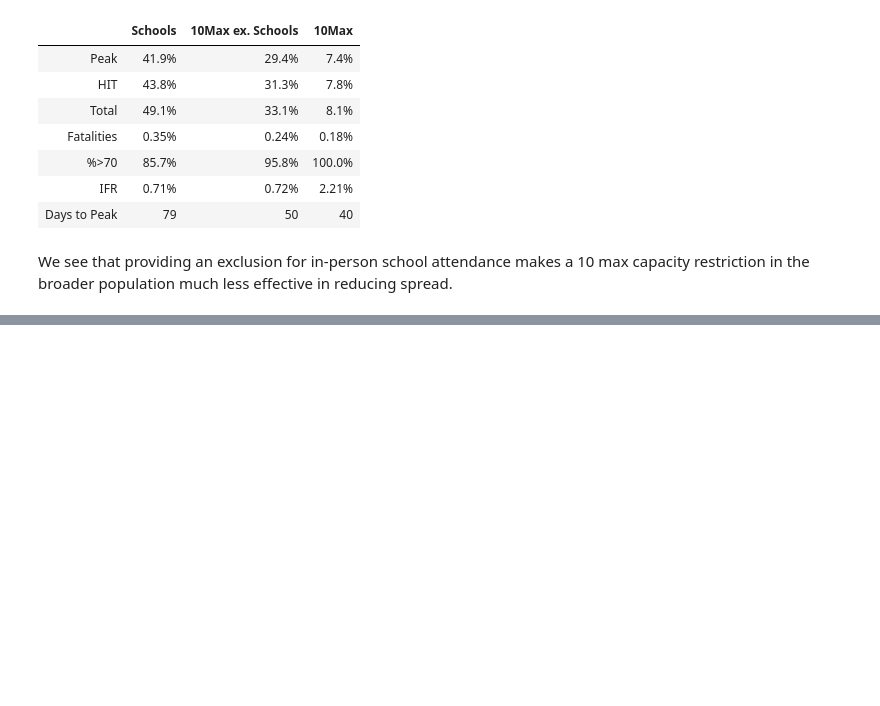
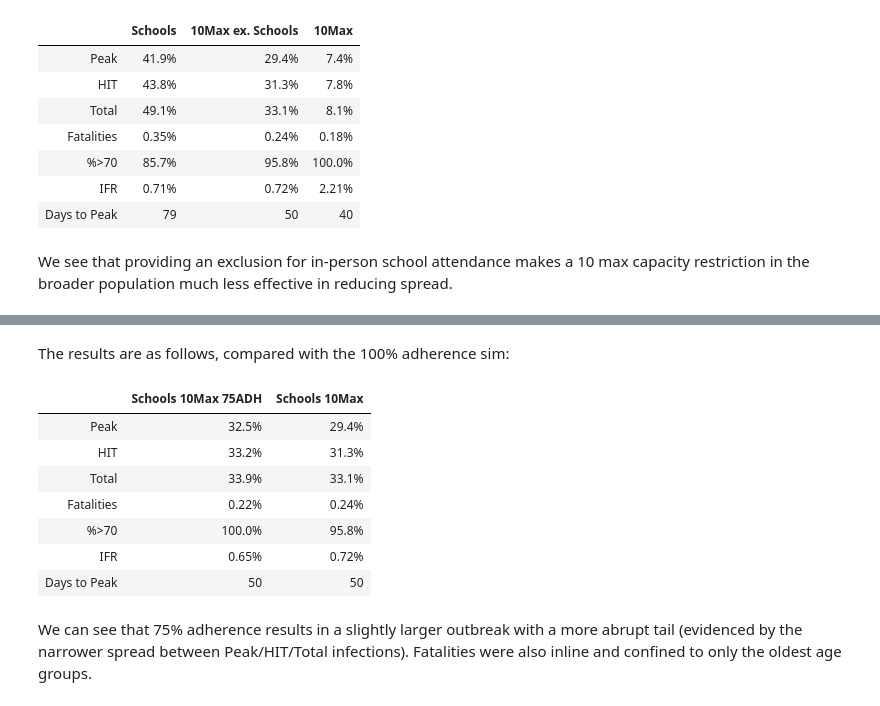
Before and after one commit to rjskene/rknotdocs, a Jupyter notebook: docs/load.ipynb, the cells around one changed output, grey strips where cells are left out. Cells and saved outputs as stored; diff of their text form; code cells hidden in the pictures; blank space fills up the shorter version.

```diff
--- a/docs/load.ipynb
+++ b/docs/load.ipynb
@@ -2200,0 +2306,19 @@ We see that providing an exclusion for in-person school attendance makes a 10 ma
+# %%
+from datetime import datetime as dt
+from rknot.helpers import picksave, pickload, get_results
+slug = 'schools_max10_adh75'
+file = f'vids/us_w_load/{slug}'
+
+if False:
+    delattr(sim, 'server')
+    delattr(sim, 'workers')
+    sims = pickload(file)
+    sims[dt.now()] = sim
+    picksave(file, sims)
+
+    sims = pickload(file)
+    run_date, sim = sorted(sims.items())[-1] # Get the most recent saved sim
+else:
+    sims = pickload(file)
+    run_date, sim = sorted(sims.items())[-1] # Get the most recent saved sim
+    res = get_results(sim)
@@ -2200,0 +2337,26 @@ We see that providing an exclusion for in-person school attendance makes a 10 ma
+# %% [markdown]
+The results are as follows, compared with the 100% adherence sim:
+# %%
+from datetime import datetime as dt
+from rknot.helpers import picksave, pickload
+from rknot.notebook import curve_table
+
+maxfile = 'vids/us_w_load/schools_max10'
+maxsims = pickload(maxfile)
+maxrun_date, maxsim = sorted(maxsims.items())[-1] # Get the most recent saved sim
+res_max = get_results(maxsim)
+
+headers = ['Schools<br>10Max<br>75ADH', 'Schools<br>10Max']
+results = [res, res_max]
+display(HTML(curve_table(headers, results, style='results')))
+# %% [output]
+|  | Schools 10Max 75ADH | Schools 10Max |
+| Peak | 32.5% | 29.4% |
+| HIT | 33.2% | 31.3% |
+| Total | 33.9% | 33.1% |
+| Fatalities | 0.22% | 0.24% |
+| %>70 | 100.0% | 95.8% |
+| IFR | 0.65% | 0.72% |
+| Days to Peak | 50 | 50 |
+# %% [markdown]
+We can see that 75% adherence results in a slightly larger outbreak with a more abrupt tail (evidenced by the narrower spread between Peak/HIT/Total infections). Fatalities were also inline and confined to only the oldest age groups.
```
Also changed, not shown: parts of 25 cells of this notebook, 11 other files.
